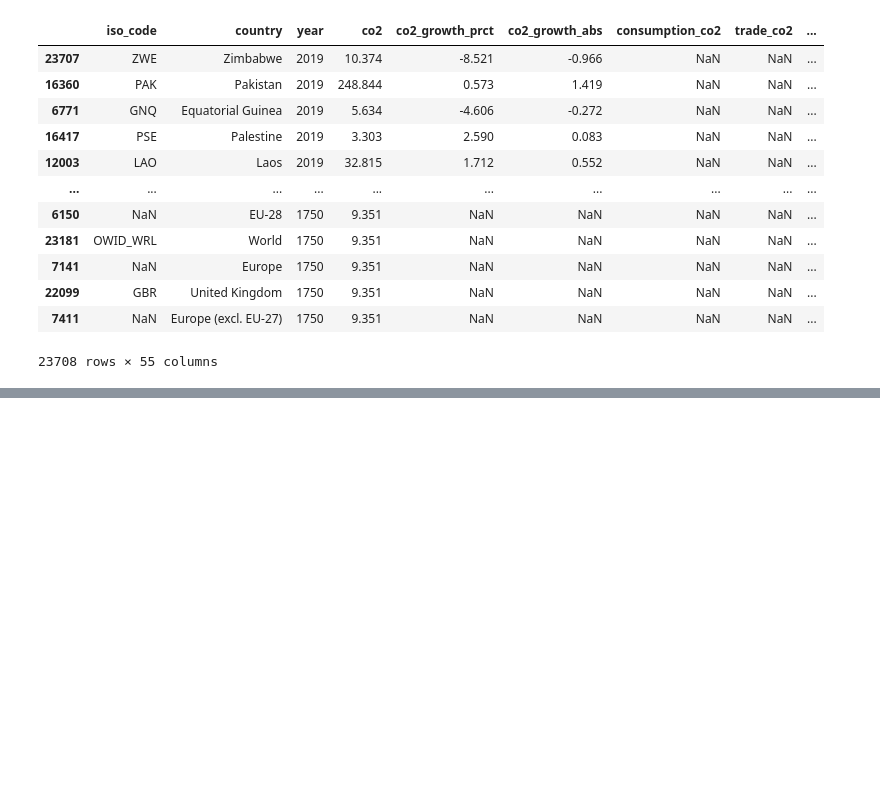
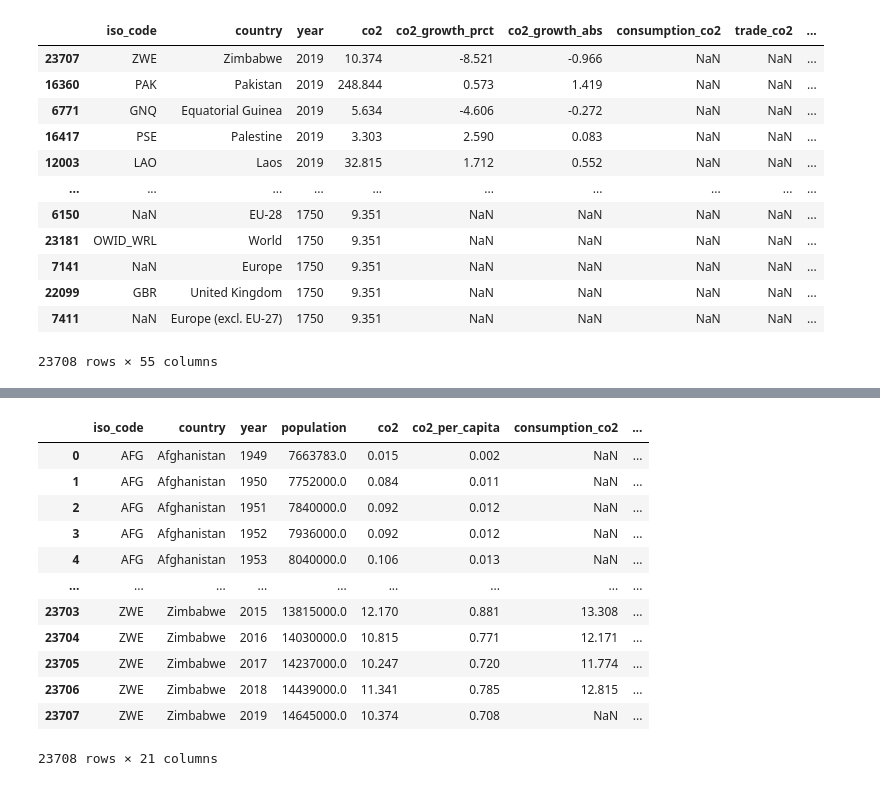
Before and after one commit to SoWhitIs/world_events_emissions, a Jupyter notebook: dev/script/eda/5_EDA_CO2_type.ipynb, the cells around one changed output, grey strips where cells are left out. Drawn from its saved outputs; the diff is of its cells as text; code cells hidden in the pictures; blank space fills up the shorter version.

```diff
--- a/dev/script/eda/5_EDA_CO2_type.ipynb
+++ b/dev/script/eda/5_EDA_CO2_type.ipynb
@@ -67,0 +138,17 @@ ow_data_df.sort_values(['year'], ascending= False)
+# %%
+# check new dataframe
+co_type_df
+# %% [output]
+|  | iso_code | country | year | population | co2 | co2_per_capita | consumption_co2 | ... |
+| 0 | AFG | Afghanistan | 1949 | 7663783.0 | 0.015 | 0.002 | NaN | ... |
+| 1 | AFG | Afghanistan | 1950 | 7752000.0 | 0.084 | 0.011 | NaN | ... |
+| 2 | AFG | Afghanistan | 1951 | 7840000.0 | 0.092 | 0.012 | NaN | ... |
+| 3 | AFG | Afghanistan | 1952 | 7936000.0 | 0.092 | 0.012 | NaN | ... |
+| 4 | AFG | Afghanistan | 1953 | 8040000.0 | 0.106 | 0.013 | NaN | ... |
+| ... | ... | ... | ... | ... | ... | ... | ... | ... |
+| 23703 | ZWE | Zimbabwe | 2015 | 13815000.0 | 12.170 | 0.881 | 13.308 | ... |
+| 23704 | ZWE | Zimbabwe | 2016 | 14030000.0 | 10.815 | 0.771 | 12.171 | ... |
+| 23705 | ZWE | Zimbabwe | 2017 | 14237000.0 | 10.247 | 0.720 | 11.774 | ... |
+| 23706 | ZWE | Zimbabwe | 2018 | 14439000.0 | 11.341 | 0.785 | 12.815 | ... |
+| 23707 | ZWE | Zimbabwe | 2019 | 14645000.0 | 10.374 | 0.708 | NaN | ... |
+23708 rows × 21 columns
```
Also changed, not shown: parts of 23 cells of this notebook, 1 other file.
